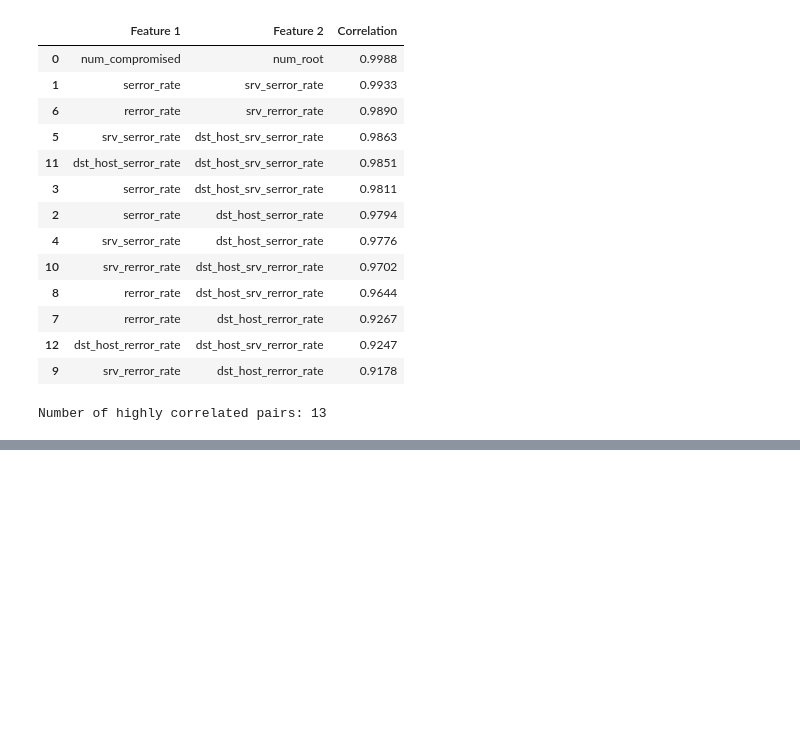
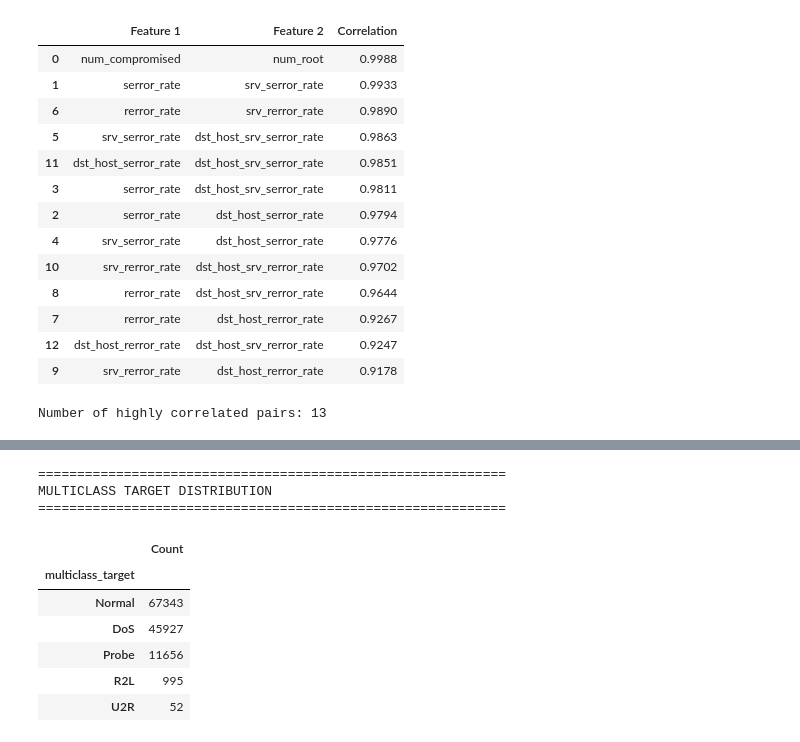
Before and after one commit to AKSHAT-KUMAR-14/XAI-NIDS, a Jupyter notebook: xai-nids.ipynb, the cells around one changed output, grey strips where cells are left out. Saved outputs shown, nothing was run; the diff lists cells and outputs as text; code cells hidden in the pictures; blank space fills up the shorter version.

```diff
--- a/xai-nids.ipynb
+++ b/xai-nids.ipynb
@@ -731,3 +731,73 @@ print(f"\nNumber of highly correlated pairs: {len(high_corr_df)}")
 | 12 | dst_host_rerror_rate | dst_host_srv_rerror_rate | 0.9247 |
 | 9 | srv_rerror_rate | dst_host_rerror_rate | 0.9178 |
 Number of highly correlated pairs: 13
+# %%
+# ============================================================
+# Target Variable Preparation
+# ============================================================
+
+# Binary target:
+# Normal = 0
+# Attack = 1
+
+train_df["binary_target"] = (
+    train_df["attack_category"] != "Normal"
+).astype(int)
+
+test_df["binary_target"] = (
+    test_df["attack_category"] != "Normal"
+).astype(int)
+
+
+# Multiclass target:
+# Normal, DoS, Probe, R2L, U2R
+
+multiclass_labels = {
+    "Normal": 0,
+    "DoS": 1,
+    "Probe": 2,
+    "R2L": 3,
+    "U2R": 4
+}
+
+train_df["multiclass_target"] = (
+    train_df["attack_category"].map(multiclass_labels)
+)
+
+test_df["multiclass_target"] = (
+    test_df["attack_category"].map(multiclass_labels)
+)
+
+
+# Display distributions
+print("=" * 60)
+print("BINARY TARGET DISTRIBUTION")
+print("=" * 60)
+
+display(
+    train_df["binary_target"]
+    .value_counts()
+    .sort_index()
+    .rename(index={0: "Normal", 1: "Attack"})
+    .to_frame("Count")
+)
+
+
+print("\n" + "=" * 60)
+print("MULTICLASS TARGET DISTRIBUTION")
+print("=" * 60)
+
+display(
+    train_df["multiclass_target"]
+    .value_counts()
+    .sort_index()
+    .rename(index={
+        0: "Normal",
+        1: "DoS",
+        2: "Probe",
+        3: "R2L",
+        4: "U2R"
+    })
+    .to_frame("Count")
+)
+# %% [output]
@@ -733,0 +811,10 @@ Number of highly correlated pairs: 13
+============================================================
+MULTICLASS TARGET DISTRIBUTION
+============================================================
+|  | Count |
+| multiclass_target |  |
+| Normal | 67343 |
+| DoS | 45927 |
+| Probe | 11656 |
+| R2L | 995 |
+| U2R | 52 |
```
Also changed, not shown: parts of 6 cells of this notebook.
